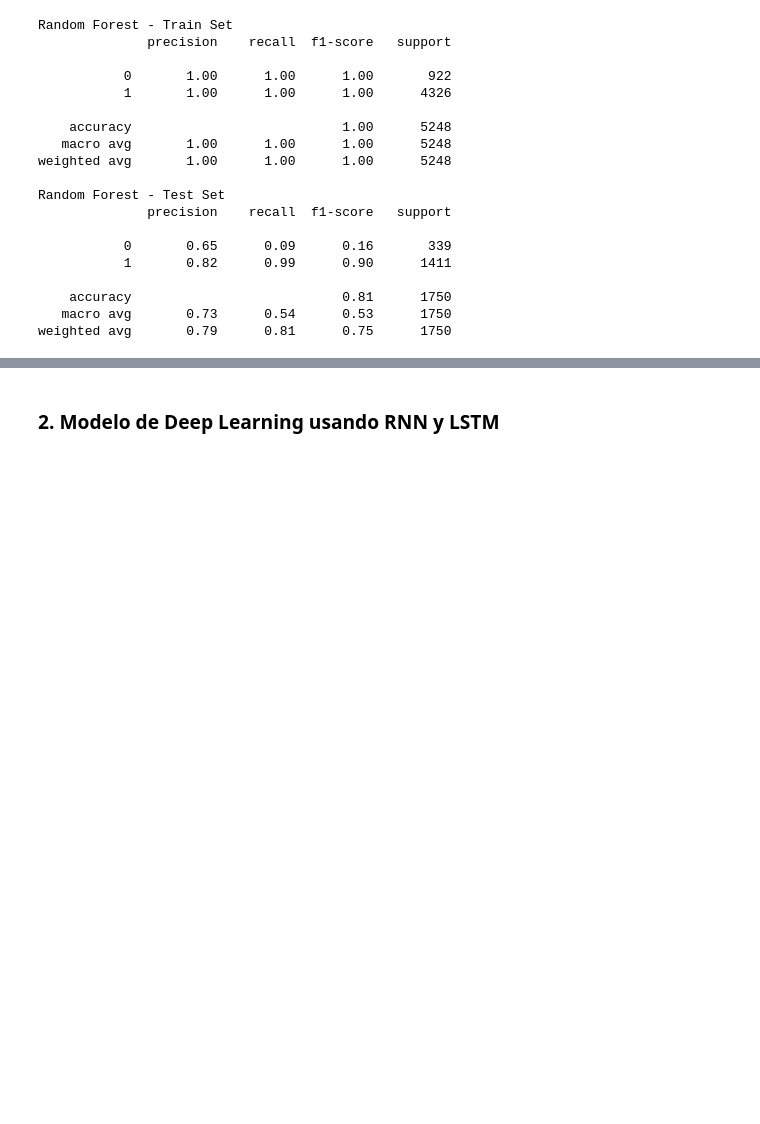
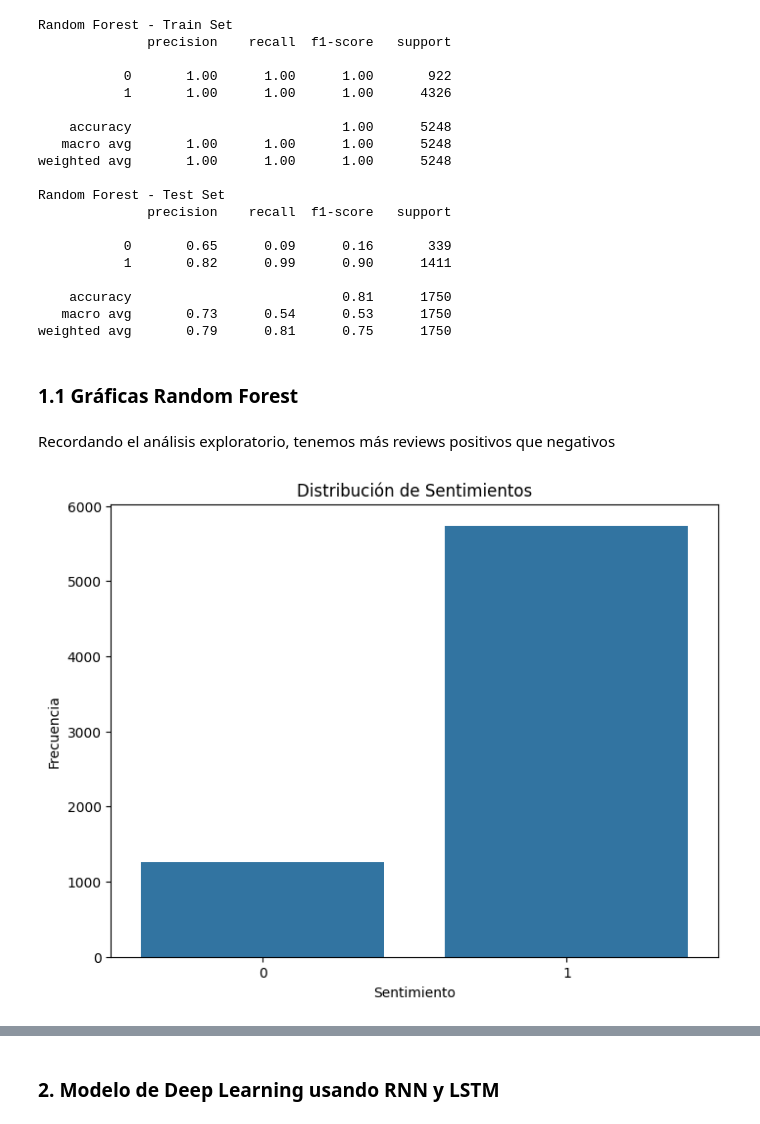
Before and after one commit to andresRah/NLP_KeepCoding, a Jupyter notebook: 3)_Modelo_de_análisis_de_sentimiento.ipynb, the cells around one changed output, grey strips where cells are left out. Saved outputs shown, nothing was run; the diff lists cells and outputs as text; code cells hidden in the pictures; blank space fills up the shorter version.

```diff
--- a/3)_Modelo_de_análisis_de_sentimiento.ipynb
+++ b/3)_Modelo_de_análisis_de_sentimiento.ipynb
@@ -99,3 +99,20 @@ Random Forest - Test Set
     accuracy                           0.81      1750
    macro avg       0.73      0.54      0.53      1750
 weighted avg       0.79      0.81      0.75      1750
+# %% [markdown]
+### 1.1 Gráficas Random Forest
+# %% [markdown]
+Recordando el análisis exploratorio, tenemos más reviews positivos que negativos
+# %%
+import matplotlib.pyplot as plt
+import seaborn as sns
+
+# Visualización de la distribución de sentimientos
+plt.figure(figsize=(8, 6))
+sns.countplot(x='sentiment', data=df_preprocessed)
+plt.title('Distribución de Sentimientos')
+plt.xlabel('Sentimiento')
+plt.ylabel('Frecuencia')
+plt.show()
+# %% [output]
+[figure, added]
```
Also changed, not shown: parts of 8 cells of this notebook.
